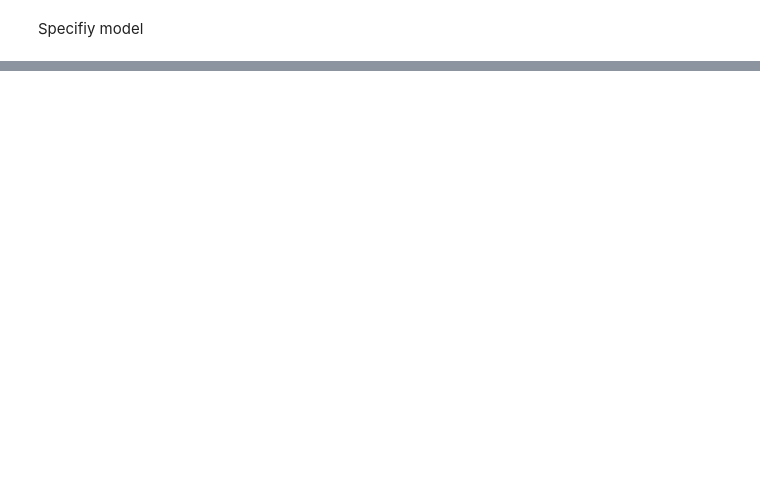
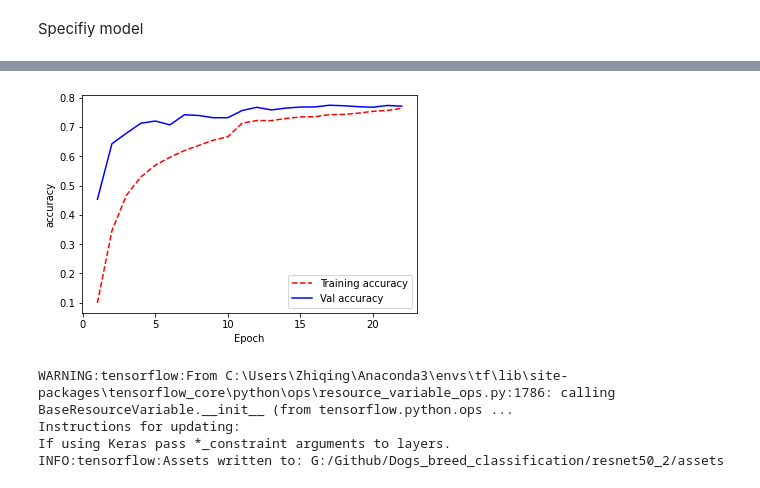
Before and after one commit to ZeeTsing/Dogs_breed_classification, a Jupyter notebook: 1_Transfer_learning_resnet50.ipynb, the cells around one changed output, grey strips where cells are left out. Cells and saved outputs as stored; diff of their text form; code cells hidden in the pictures; blank space fills up the shorter version.

```diff
--- a/1_Transfer_learning_resnet50.ipynb
+++ b/1_Transfer_learning_resnet50.ipynb
@@ -122,0 +176,12 @@ _________________________________________________________________
+# %%
+get_diagnostic_plot(model,'accuracy')
+# %% [output]
+[figure, added]
+# %%
+save_path = 'G:/Github/Dogs_breed_classification/resnet50_2/'
+tf.keras.models.save_model(model,save_path)
+# %% [output]
+WARNING:tensorflow:From C:\Users\Zhiqing\Anaconda3\envs\tf\lib\site-packages\tensorflow_core\python\ops\resource_variable_ops.py:1786: calling BaseResourceVariable.__init__ (from tensorflow.python.ops ...
+Instructions for updating:
+If using Keras pass *_constraint arguments to layers.
+INFO:tensorflow:Assets written to: G:/Github/Dogs_breed_classification/resnet50_2/assets
```
Also changed, not shown: parts of 14 cells of this notebook, 1 other file.
